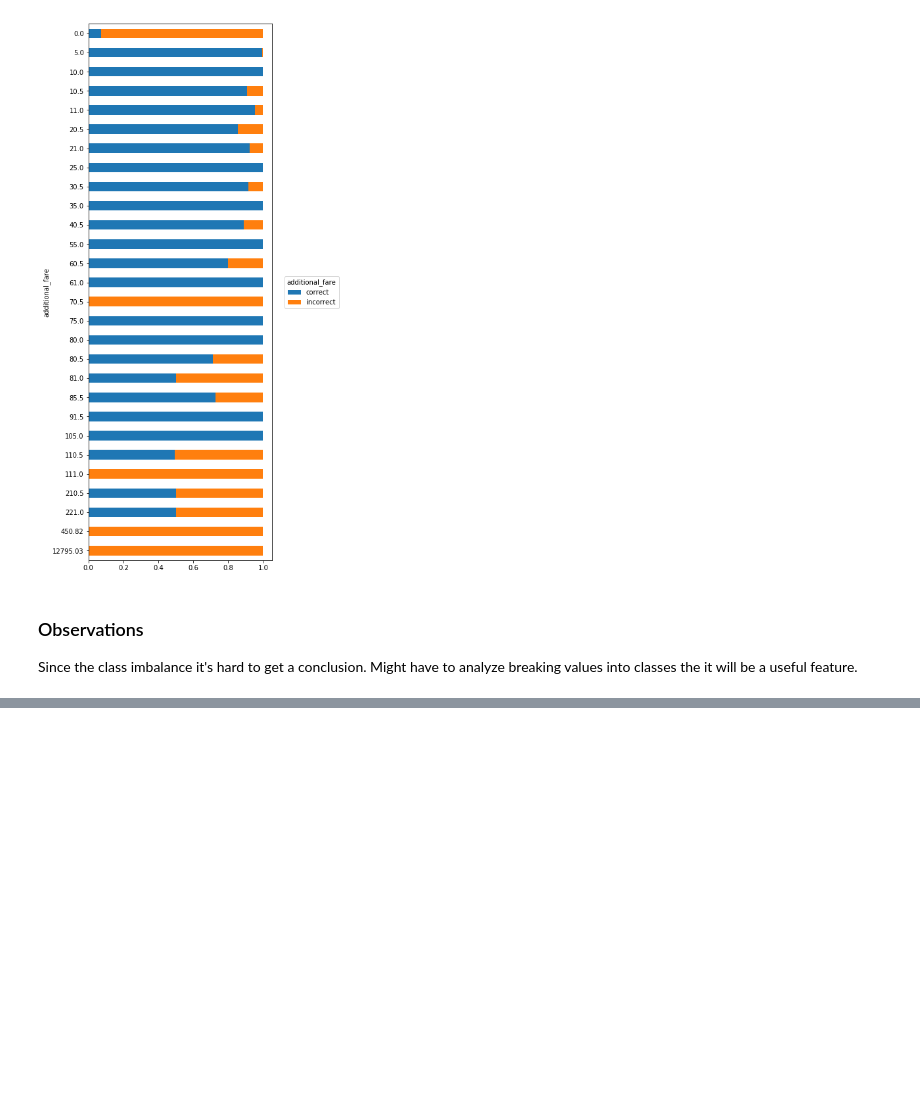
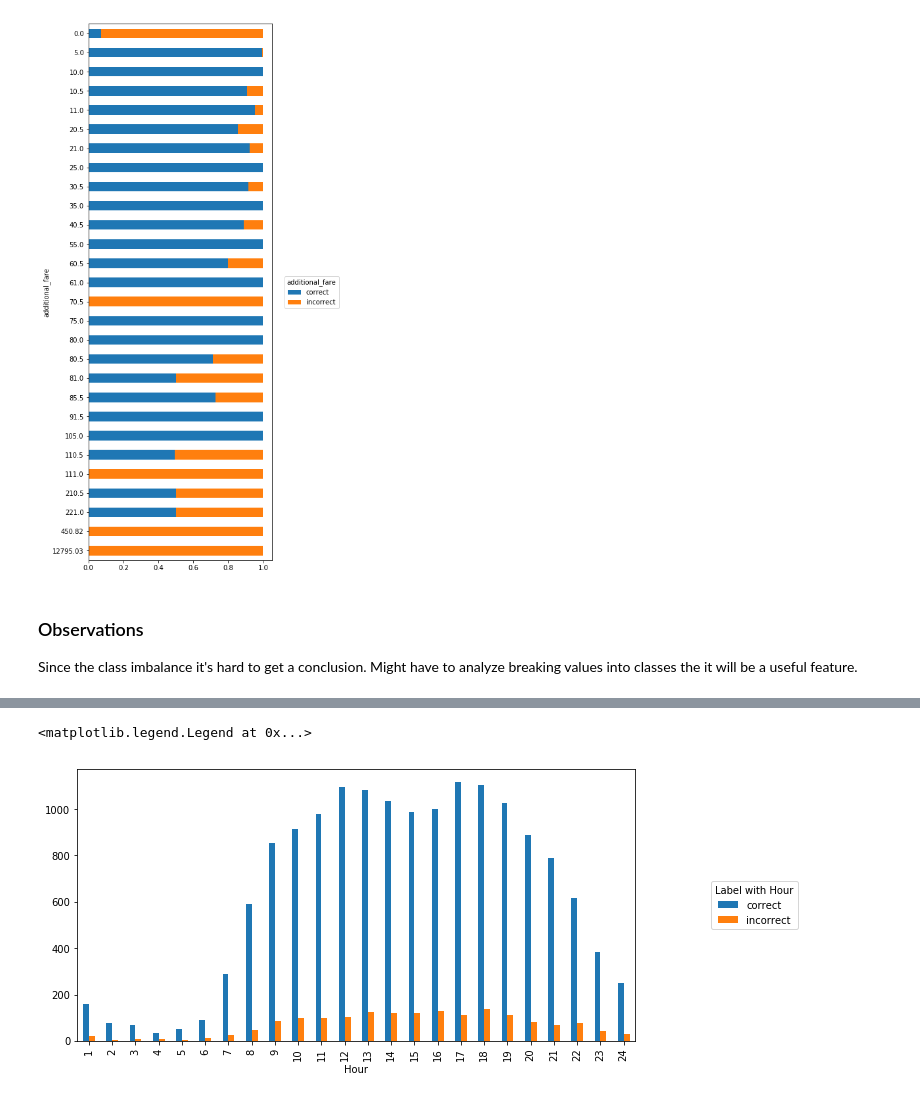
Before and after one commit to maduranga95/Tuk_fare_accuracy, a Jupyter notebook: Fare_Classification_visualization_preprocessing.ipynb, the cells around one changed output, grey strips where cells are left out. Saved outputs shown, nothing was run; the diff lists cells and outputs as text; code cells hidden in the pictures; blank space fills up the shorter version.

```diff
--- a/Fare_Classification_visualization_preprocessing.ipynb
+++ b/Fare_Classification_visualization_preprocessing.ipynb
@@ -233,0 +236,3 @@ Might have to analyze breaking values into classes the it will be a useful featu
+# %%
+train_df['Hour'] = train_df['pickup_time'].apply(lambda x: x.hour+1)
+train_df
@@ -233,0 +259,8 @@ Might have to analyze breaking values into classes the it will be a useful featu
+# %%
+counts = (train_df[['Hour', 'label']]
+              .groupby(['Hour', 'label'])
+              .size()
+              .unstack('label')
+         )
+
+counts
@@ -233,0 +286,7 @@ Might have to analyze breaking values into classes the it will be a useful featu
+# %%
+ax = counts.plot.bar(figsize=(10,5))
+#ax.invert_yaxis()
+ax.legend(loc='center right', bbox_to_anchor=(1.3, 0.5), title='Label with Hour')
+# %% [output]
+<matplotlib.legend.Legend at 0x...>
+[figure, added]
```
Also changed, not shown: parts of 6 cells of this notebook, 4 other files.
